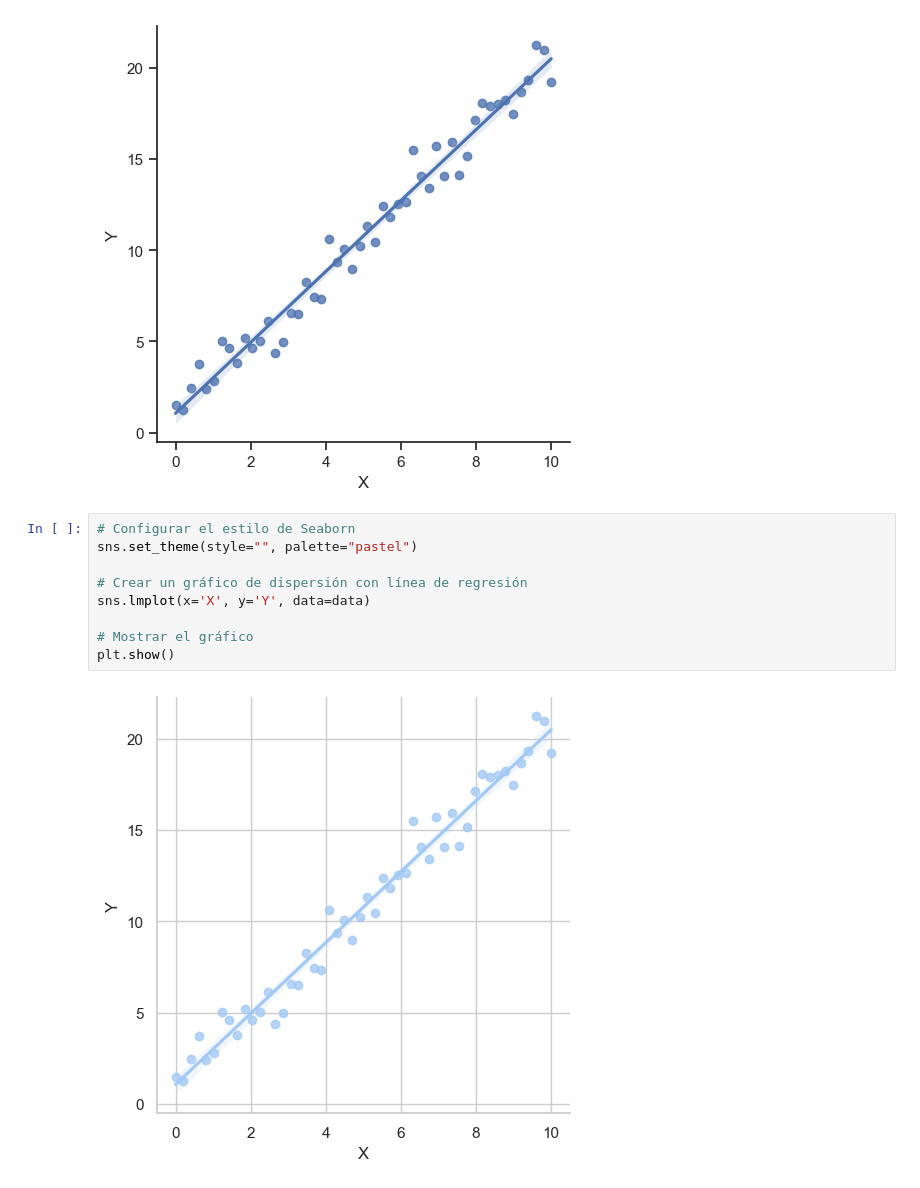
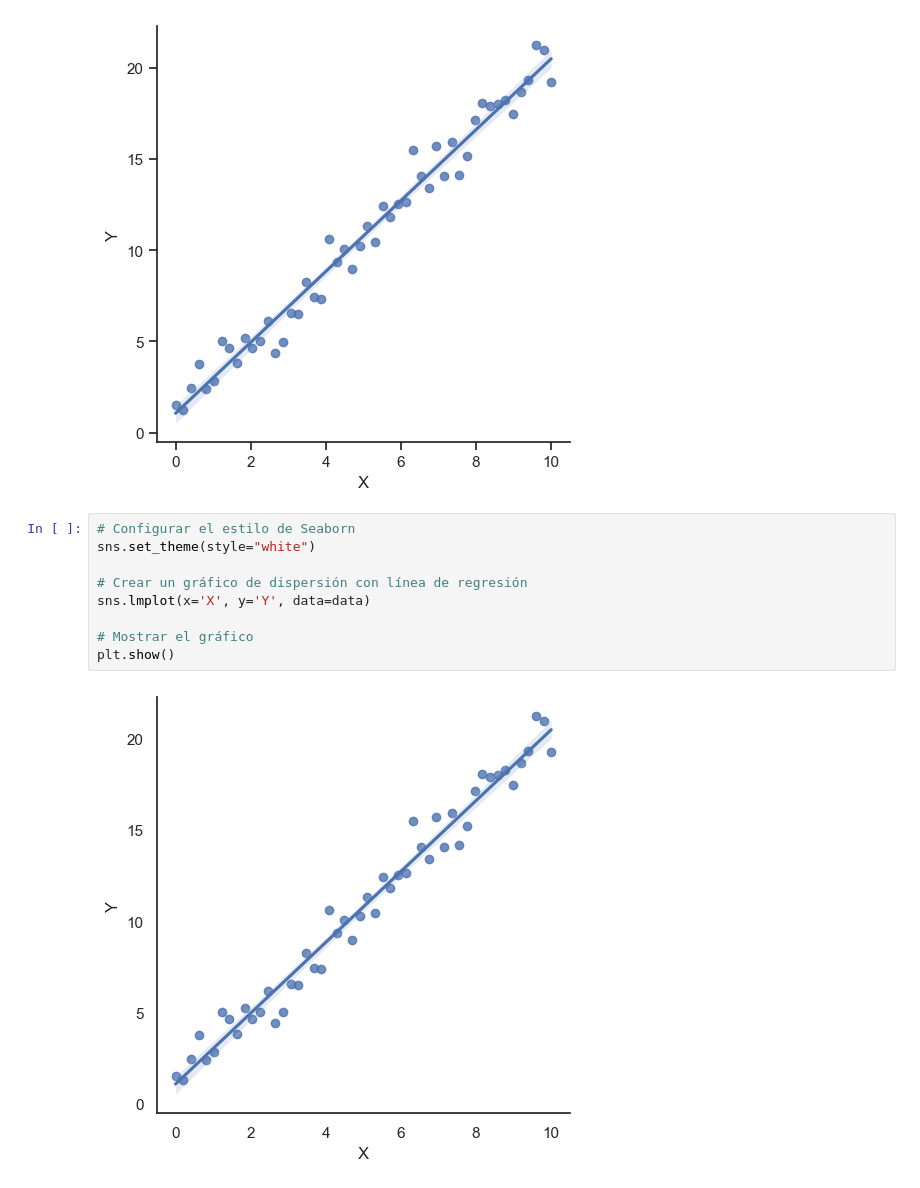
Before and after one commit to BrthMnd/python_clases, a Jupyter notebook: Clase/varios/estadisticaDescriptiva.ipynb, the cells around one changed output. Drawn from its saved outputs; the diff is of its cells as text.

```diff
--- a/Clase/varios/estadisticaDescriptiva.ipynb
+++ b/Clase/varios/estadisticaDescriptiva.ipynb
@@ -31,12 +31,12 @@ plt.show()
 [figure]
 # %%
 # Configurar el estilo de Seaborn
-sns.set_theme(style="", palette="pastel")
+sns.set_theme(style="white")
 
 # Crear un gráfico de dispersión con línea de regresión
 sns.lmplot(x='X', y='Y', data=data)
 
 # Mostrar el gráfico
 plt.show()
 # %% [output]
-[figure, old version]
+[figure, new version]
```
Also changed, not shown: 2 other files.
